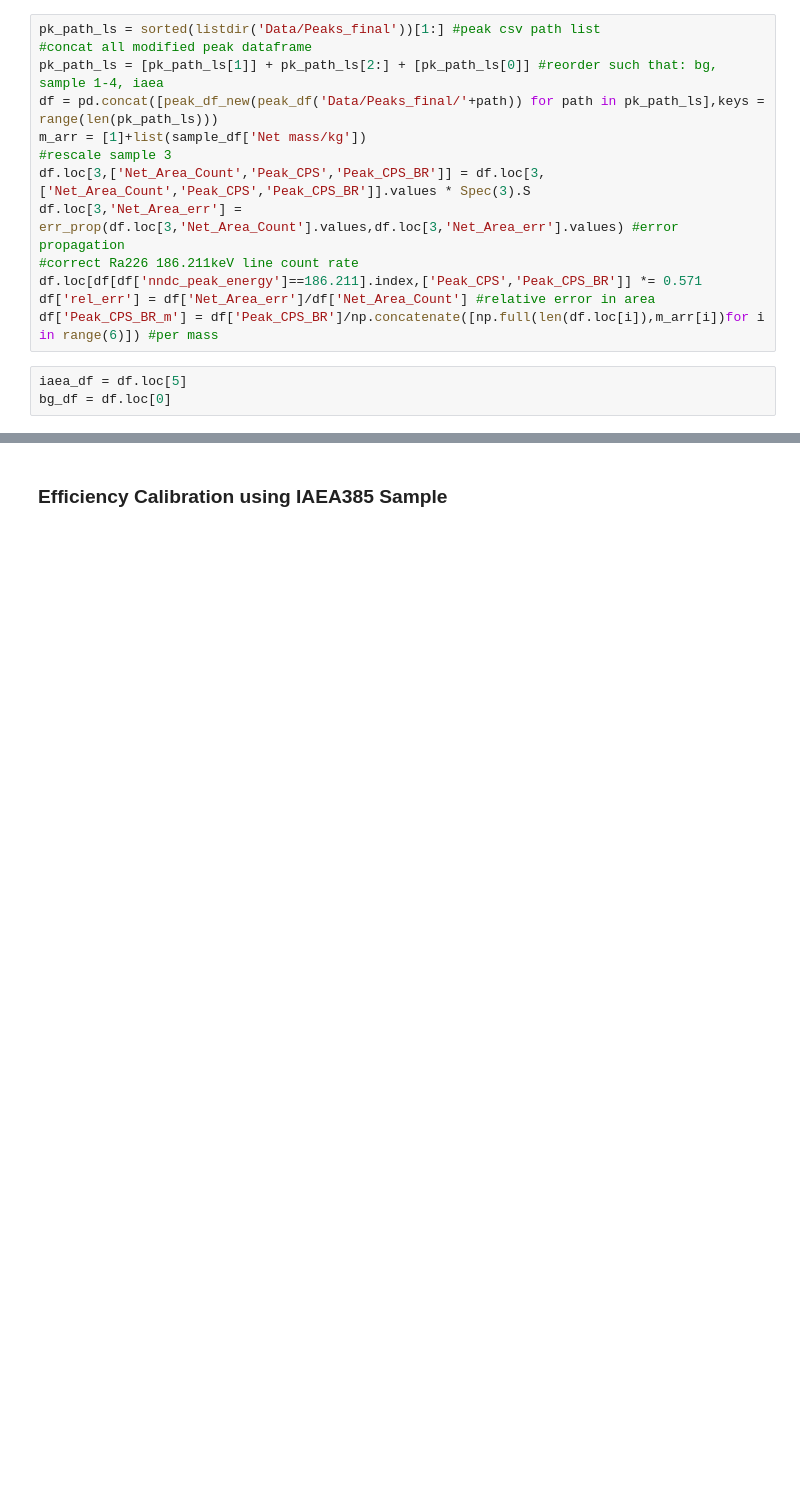
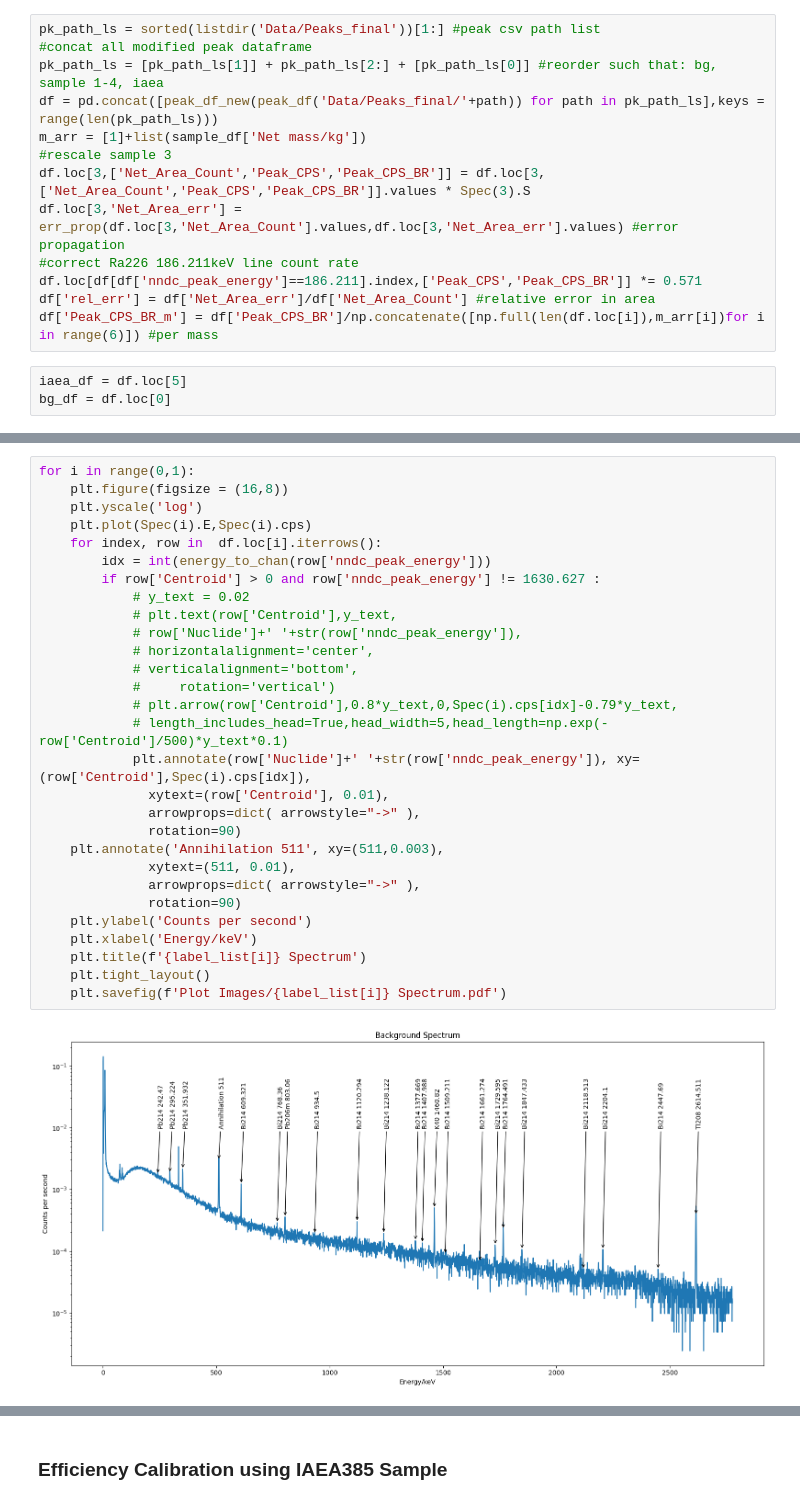
Before and after one commit to ngcnpeter/HPGe_lab_y3, a Jupyter notebook: formal_report.ipynb, the cells around one changed output, grey strips where cells are left out. Drawn from its saved outputs; the diff is of its cells as text; blank space fills up the shorter version.

```diff
--- a/formal_report.ipynb
+++ b/formal_report.ipynb
@@ -154 +152,32 @@ IndexError: index 4 is out of bounds for axis 0 with size 4
+# %%
+for i in range(0,1):
+    plt.figure(figsize = (16,8))
+    plt.yscale('log')
+    plt.plot(Spec(i).E,Spec(i).cps)
+    for index, row in  df.loc[i].iterrows():
+        idx = int(energy_to_chan(row['nndc_peak_energy']))
+        if row['Centroid'] > 0 and row['nndc_peak_energy'] != 1630.627 :
+            # y_text = 0.02
+            # plt.text(row['Centroid'],y_text,
+            # row['Nuclide']+' '+str(row['nndc_peak_energy']),
+            # horizontalalignment='center',
+            # verticalalignment='bottom',
+            #     rotation='vertical')
+            # plt.arrow(row['Centroid'],0.8*y_text,0,Spec(i).cps[idx]-0.79*y_text,
+            # length_includes_head=True,head_width=5,head_length=np.exp(-row['Centroid']/500)*y_text*0.1)
+            plt.annotate(row['Nuclide']+' '+str(row['nndc_peak_energy']), xy=(row['Centroid'],Spec(i).cps[idx]),
+              xytext=(row['Centroid'], 0.01),
+              arrowprops=dict( arrowstyle="->" ),
+              rotation=90)
+    plt.annotate('Annihilation 511', xy=(511,0.003),
+              xytext=(511, 0.01),
+              arrowprops=dict( arrowstyle="->" ),
+              rotation=90)
+    plt.ylabel('Counts per second')
+    plt.xlabel('Energy/keV')
+    plt.title(f'{label_list[i]} Spectrum')
+    plt.tight_layout()
+    plt.savefig(f'Plot Images/{label_list[i]} Spectrum.pdf')
+# %% [output]
+[figure, added]
 # %%
```
Also changed, not shown: parts of 4 cells of this notebook, 1 other file.
